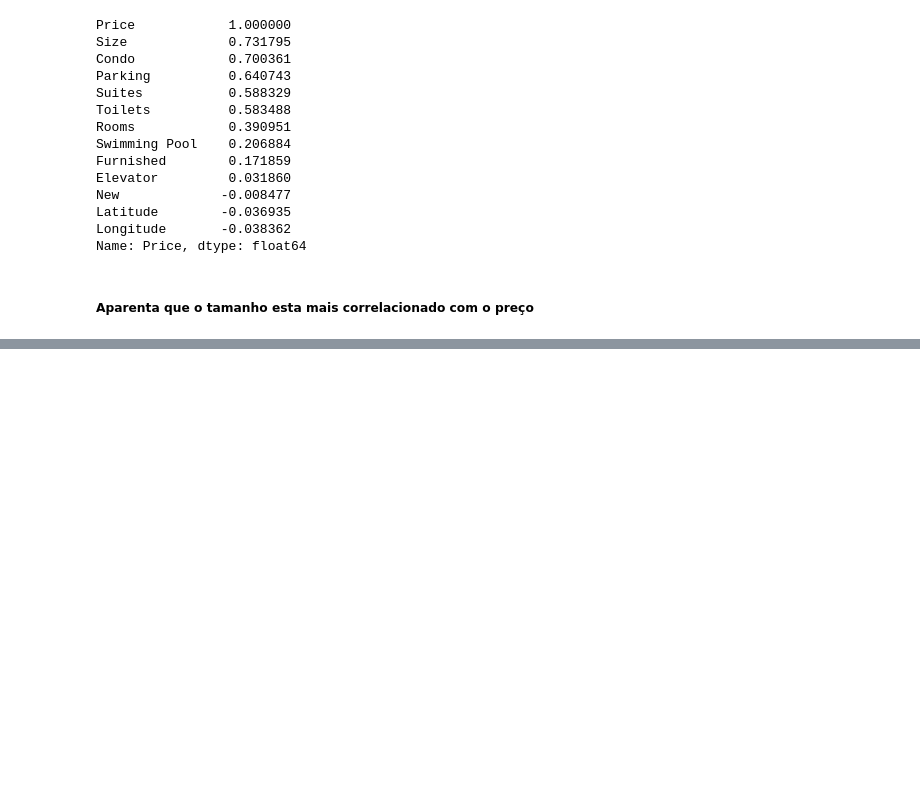
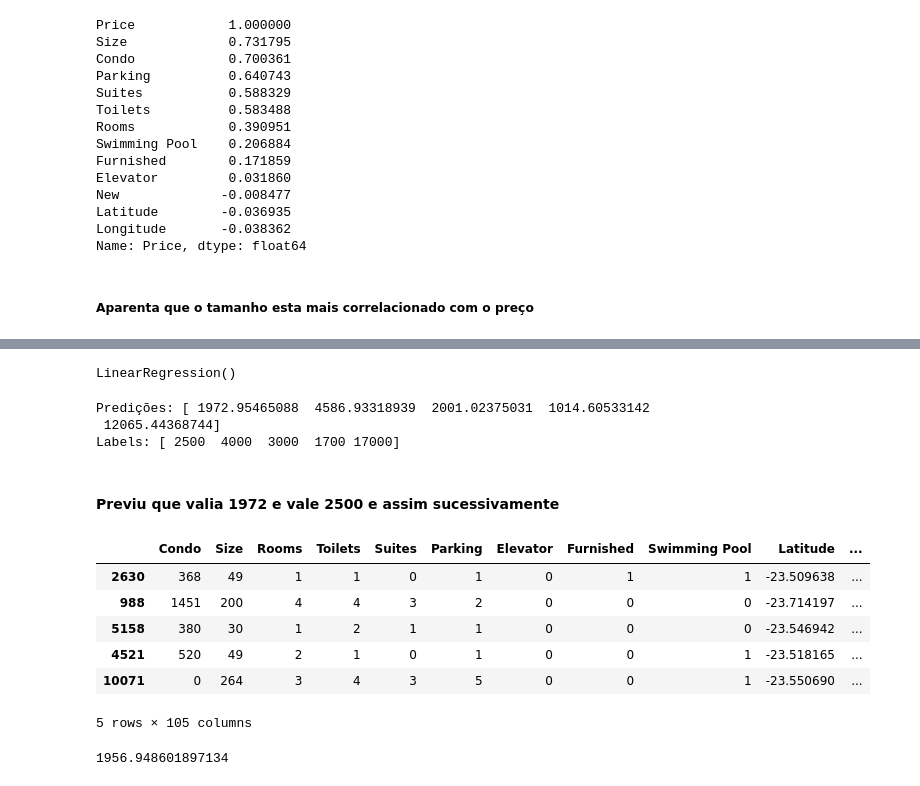
Before and after one commit to devjoaomelo/Machine-Learning_mercado-imobiliario, a Jupyter notebook: Untitled.ipynb, the cells around one changed output, grey strips where cells are left out. Drawn from its saved outputs; the diff is of its cells as text; code cells hidden in the pictures; blank space fills up the shorter version.

```diff
--- a/Untitled.ipynb
+++ b/Untitled.ipynb
@@ -181,0 +230,40 @@ array([[0., 0., 0., ..., 0., 0., 0.],
+# %%
+# LinearRegression
+
+from sklearn.linear_model import LinearRegression
+
+lin_reg = LinearRegression()
+lin_reg.fit(x_train, y_train) # Será feito a otimização do modelo utilizando a função custo
+# %% [output]
+LinearRegression()
+# %%
+alguns_dados = x_train.iloc[:5]
+algumas_label = y_train.iloc[:5]
+
+print(f"Predições: {lin_reg.predict(alguns_dados)}")
+print(f"Labels: {algumas_label.values}")
+# %% [output]
+Predições: [ 1972.95465088  4586.93318939  2001.02375031  1014.60533142
+ 12065.44368744]
+Labels: [ 2500  4000  3000  1700 17000]
+# %% [markdown]
+#### Previu que valia 1972 e vale 2500 e assim sucessivamente
+# %%
+alguns_dados
+# %% [output]
+|  | Condo | Size | Rooms | Toilets | Suites | Parking | Elevator | Furnished | Swimming Pool | Latitude | ... |
+| 2630 | 368 | 49 | 1 | 1 | 0 | 1 | 0 | 1 | 1 | -23.509638 | ... |
+| 988 | 1451 | 200 | 4 | 4 | 3 | 2 | 0 | 0 | 0 | -23.714197 | ... |
+| 5158 | 380 | 30 | 1 | 2 | 1 | 1 | 0 | 0 | 0 | -23.546942 | ... |
+| 4521 | 520 | 49 | 2 | 1 | 0 | 1 | 0 | 0 | 1 | -23.518165 | ... |
+| 10071 | 0 | 264 | 3 | 4 | 3 | 5 | 0 | 0 | 1 | -23.550690 | ... |
+5 rows × 105 columns
+# %%
+from sklearn.metrics import mean_squared_error
+preds = lin_reg.predict(x_train)
+lin_mse = mean_squared_error(y_train, preds)
+
+lin_rmse = np.sqrt(lin_mse)
+lin_rmse
+# %% [output]
+1956.948601897134
```
Also changed, not shown: parts of 35 cells of this notebook.
